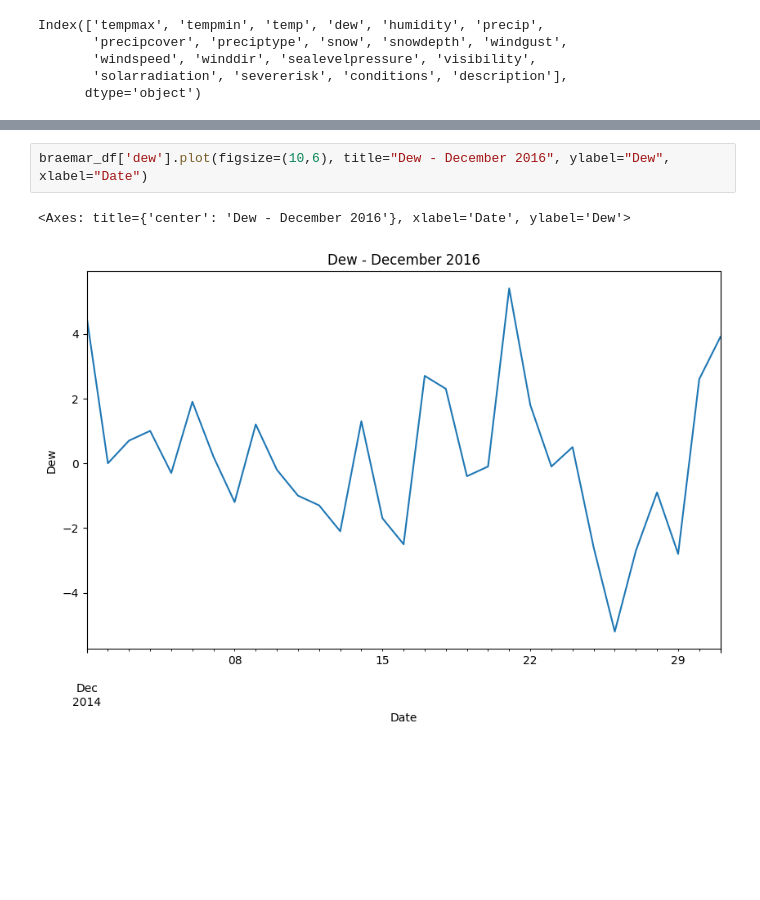
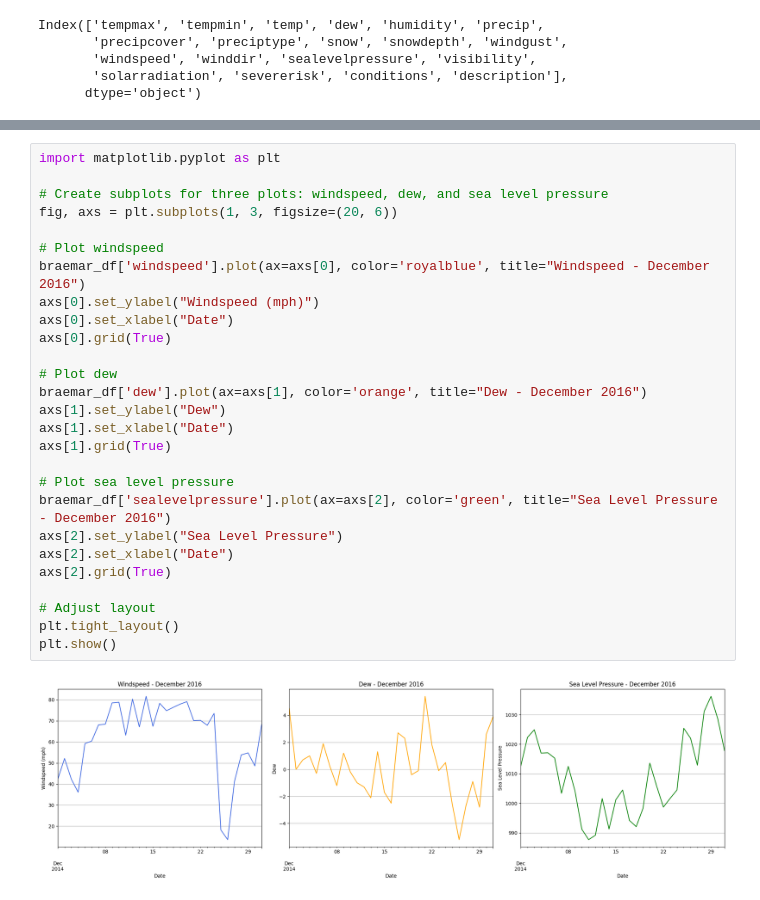
Before and after one commit to neilmartindev/shepd-eda, a Jupyter notebook: nafirs-shepd-eda.ipynb, the cells around one changed output, grey strips where cells are left out. Drawn from its saved outputs; the diff is of its cells as text; blank space fills up the shorter version.

```diff
--- a/nafirs-shepd-eda.ipynb
+++ b/nafirs-shepd-eda.ipynb
@@ -260,5 +250,29 @@ braemar_df['sealevelpressure'].plot(figsize=(10,6), title="Sea level pressure -
-# %%
-braemar_df['dew'].plot(figsize=(10,6), title="Dew - December 2016", ylabel="Dew", xlabel="Date")
-# %% [output]
-<Axes: title={'center': 'Dew - December 2016'}, xlabel='Date', ylabel='Dew'>
-[figure, removed]
+# %%
+import matplotlib.pyplot as plt
+
+# Create subplots for three plots: windspeed, dew, and sea level pressure
+fig, axs = plt.subplots(1, 3, figsize=(20, 6))
+
+# Plot windspeed
+braemar_df['windspeed'].plot(ax=axs[0], color='royalblue', title="Windspeed - December 2016")
+axs[0].set_ylabel("Windspeed (mph)")
+axs[0].set_xlabel("Date")
+axs[0].grid(True)
+
+# Plot dew
+braemar_df['dew'].plot(ax=axs[1], color='orange', title="Dew - December 2016")
+axs[1].set_ylabel("Dew")
+axs[1].set_xlabel("Date")
+axs[1].grid(True)
+
+# Plot sea level pressure
+braemar_df['sealevelpressure'].plot(ax=axs[2], color='green', title="Sea Level Pressure - December 2016")
+axs[2].set_ylabel("Sea Level Pressure")
+axs[2].set_xlabel("Date")
+axs[2].grid(True)
+
+# Adjust layout
+plt.tight_layout()
+plt.show()
+# %% [output]
+[figure, added]
```
Also changed, not shown: parts of 2 cells of this notebook.
